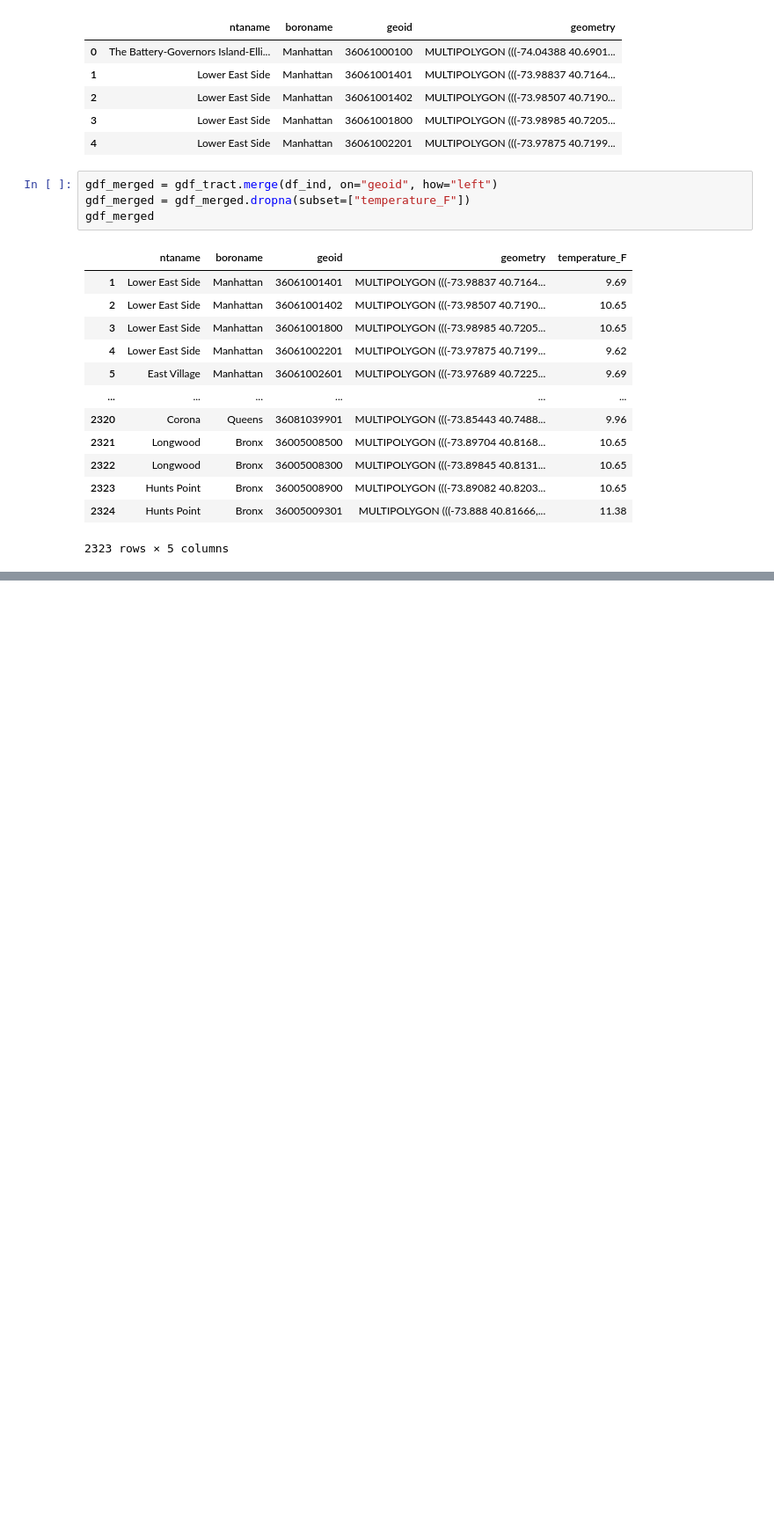
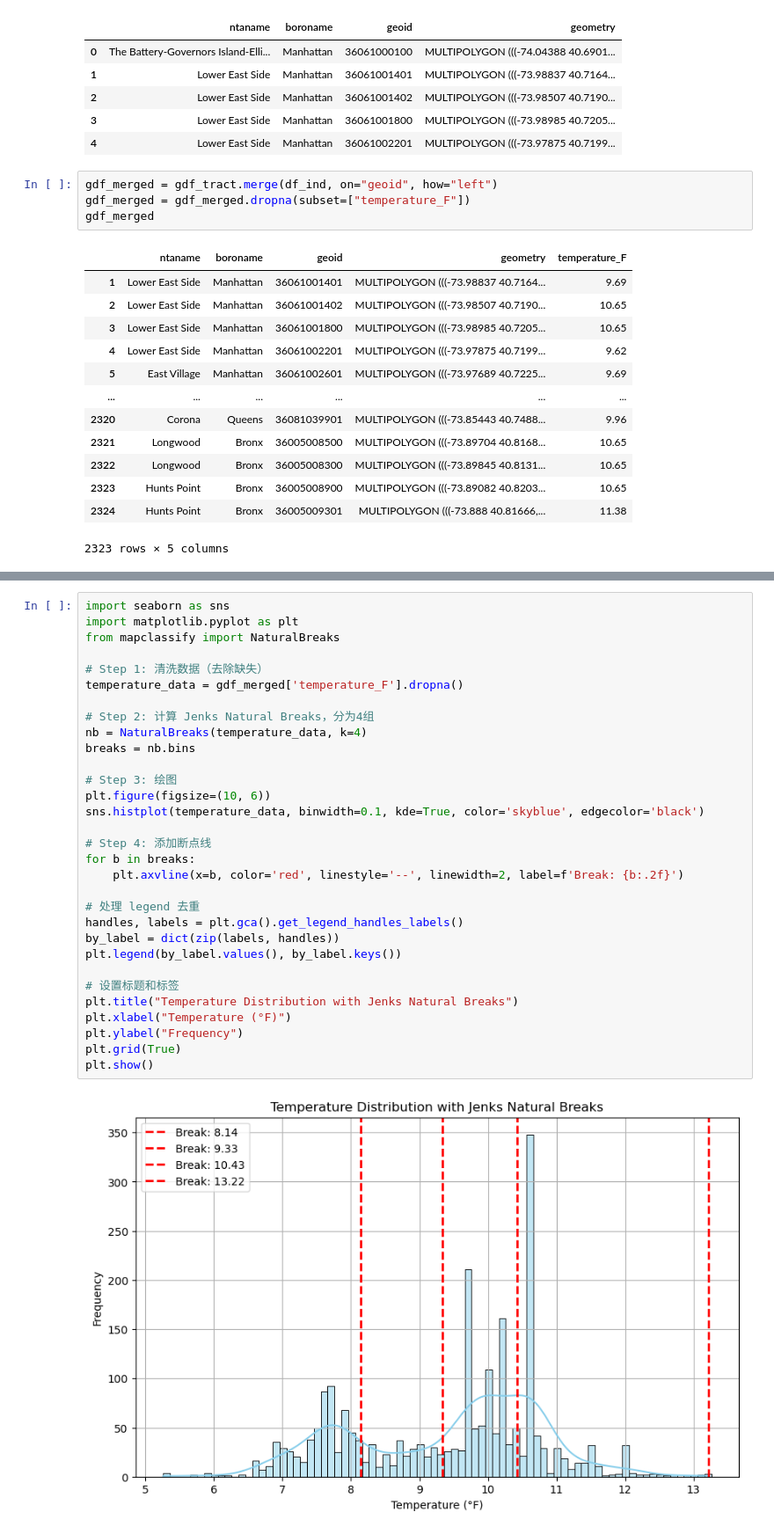
Before and after one commit to KharleWu/UHI_NYC, a Jupyter notebook: Code/Data_Processing.ipynb, the cells around one changed output, grey strips where cells are left out. Shown at 88% size. Cells and saved outputs as stored; diff of their text form; blank space fills up the shorter version.

```diff
--- a/Code/Data_Processing.ipynb
+++ b/Code/Data_Processing.ipynb
@@ -139,0 +161,33 @@ gdf_merged.to_file("UHI_Index.geojson", driver="GeoJSON")
+# %%
+import seaborn as sns
+import matplotlib.pyplot as plt
+from mapclassify import NaturalBreaks
+
+# Step 1: 清洗数据（去除缺失）
+temperature_data = gdf_merged['temperature_F'].dropna()
+
+# Step 2: 计算 Jenks Natural Breaks，分为4组
+nb = NaturalBreaks(temperature_data, k=4)
+breaks = nb.bins
+
+# Step 3: 绘图
+plt.figure(figsize=(10, 6))
+sns.histplot(temperature_data, binwidth=0.1, kde=True, color='skyblue', edgecolor='black')
+
+# Step 4: 添加断点线
+for b in breaks:
+    plt.axvline(x=b, color='red', linestyle='--', linewidth=2, label=f'Break: {b:.2f}')
+
+# 处理 legend 去重
+handles, labels = plt.gca().get_legend_handles_labels()
+by_label = dict(zip(labels, handles))
+plt.legend(by_label.values(), by_label.keys())
+
+# 设置标题和标签
+plt.title("Temperature Distribution with Jenks Natural Breaks")
+plt.xlabel("Temperature (°F)")
+plt.ylabel("Frequency")
+plt.grid(True)
+plt.show()
+# %% [output]
+[figure, added]
```
Also changed, not shown: parts of 6 cells of this notebook, 1 other file.
